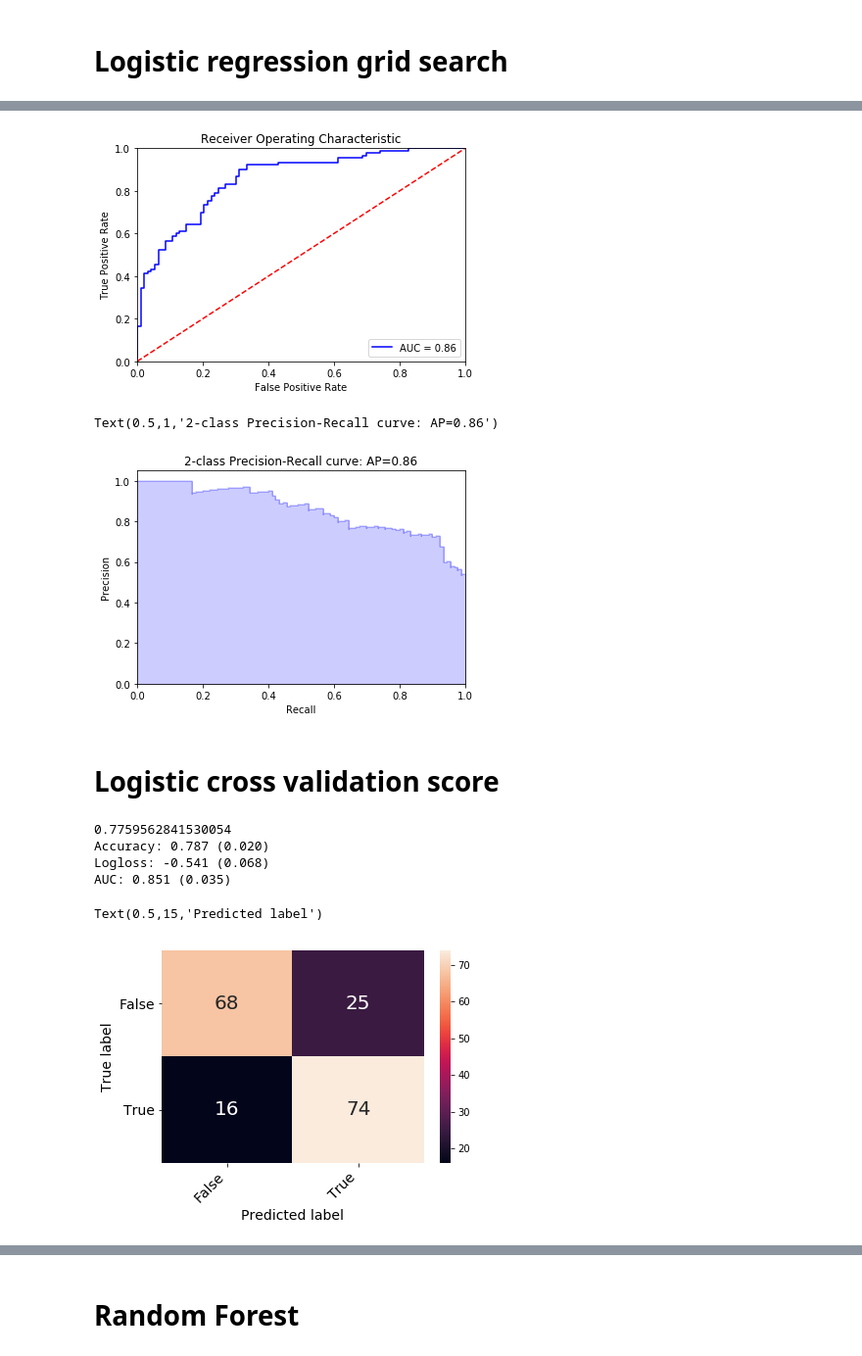
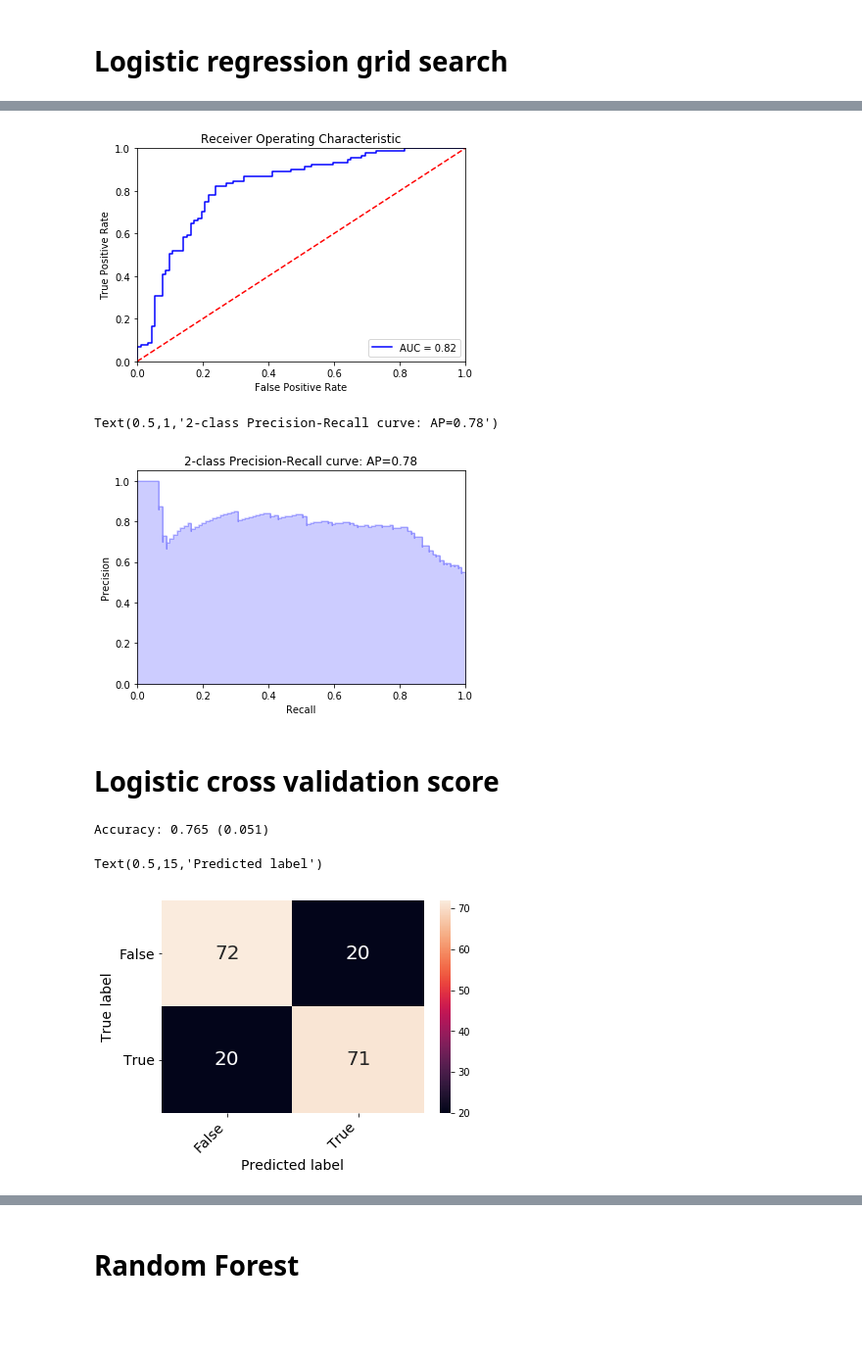
Before and after one commit to ricardofullton/glovo_test, a Jupyter notebook: glovo.ipynb, the cells around one changed output, grey strips where cells are left out. Shown at 98% size. Saved outputs shown, nothing was run; the diff lists cells and outputs as text; code cells hidden in the pictures; blank space fills up the shorter version.

```diff
--- a/glovo.ipynb
+++ b/glovo.ipynb
@@ -255,7 +249,7 @@ lifetime['lifetime_feature_1'] = gen_labels
 # %%
 lifetime_encoded= pd.get_dummies(lifetime, columns=['lifetime_feature_1'])
 # %%
-lifetime_encoded=lifetime.copy()
+#lifetime_encoded=lifetime.copy()
 # %%
 lifetime_encoded.set_index('courier', inplace=True)
 # %%
@@ -349,5 +349,6 @@ sns.heatmap(golden_x_mt, vmax=1., square=False,cmap="RdYlBu")
 # %%
-x_train, x_test, y_train, y_test = train_test_split(golden_x,golden_y , test_size=0.25)
+x_train, x_test, y_train, y_test = train_test_split(golden_x,golden_y , test_size=0.25,stratify=golden_y)
+#stratified train test split to have balanced classes in training and testing sets
 # %% [markdown]
 # About imputing missing values
 ### I use KNN to impute missing values for lifetime dataset feature_2, I do it separately in the testing and training set, I do so to prevent data leakage altough may come with a cost on the accuracy of the imputation
@@ -373,5 +392,5 @@ x_test = scaler.transform(x_test)
 # %%
-clf = LogisticRegression(C=1)
+clf = LogisticRegression(C=10, penalty='l1', class_weight='balanced')
 clf.fit(x_train, y_train)
 test_y_pred = clf.predict(x_test)
 cf_mt = confusion_matrix(y_test, test_y_pred)
@@ -429,12 +444,10 @@ Text(0.5,1,'2-class Precision-Recall curve: AP=0.85')
 # %% [markdown]
 # Logistic regression grid search
 # %%
-
-grid={"C":np.logspace(-3,3,7), "penalty":["l1","l2"]}# l1 lasso l2 ridge
-logreg=LogisticRegression()
-logreg_cv=GridSearchCV(logreg,grid,cv=10)
+grid={"C":[0.001, 0.01, 0.1, 1, 10, 100, 1000] , "penalty":["l1","l2"]}# l1 lasso l2 ridge
+logreg=LogisticRegression(class_weight='balanced')
+logreg_cv=GridSearchCV(logreg,grid,cv=2)
 logreg_cv.fit(x_train,y_train)
-
 print("tuned hpyerparameters :(best parameters) ",logreg_cv.best_params_)
 print("accuracy :",logreg_cv.best_score_)
 # %% [output]
@@ -466,7 +479,6 @@ probs = logreg_cv.predict_proba(x_test)
 preds = probs[:,1]
 fpr, tpr, threshold = roc_curve(y_test, preds)
 roc_auc = auc(fpr, tpr)
-
 plt.title('Receiver Operating Characteristic')
 plt.plot(fpr, tpr, 'b', label = 'AUC = %0.2f' % roc_auc)
 plt.legend(loc = 'lower right')
@@ -477,55 +489,38 @@ plt.ylabel('True Positive Rate')
 plt.xlabel('False Positive Rate')
 plt.show()
 # %% [output]
-[figure, old version]
+[figure, new version]
 # %%
 average_precision = average_precision_score(y_test, preds)
 precision, recall, _ = precision_recall_curve(y_test, preds)
-plt.step(recall, precision, color='b', alpha=0.2,
-         where='post')
-plt.fill_between(recall, precision, step='post', alpha=0.2,
-                 color='b')
+plt.step(recall, precision, color='b', alpha=0.2, where='post')
+plt.fill_between(recall, precision, step='post', alpha=0.2, color='b')
 plt.xlabel('Recall')
 plt.ylabel('Precision')
 plt.ylim([0.0, 1.05])
 plt.xlim([0.0, 1.0])
-plt.title('2-class Precision-Recall curve: AP={0:0.2f}'.format(
-          average_precision))
+plt.title('2-class Precision-Recall curve: AP={0:0.2f}'.format(average_precision))
 # %% [output]
-Text(0.5,1,'2-class Precision-Recall curve: AP=0.86')
+Text(0.5,1,'2-class Precision-Recall curve: AP=0.78')
-[figure, old version]
+[figure, new version]
 # %% [markdown]
 # Logistic cross validation score
 # %%
 logreg_cv.fit(x_train,y_train)
-print(logreg_cv.score(x_test, y_test))
 seed = 7
-k_fold = KFold(n_splits=4, random_state=seed)
+k_fold = KFold(n_splits=5, random_state=seed)
 scoring = 'accuracy'
 results=cross_val_score(logreg_cv, x_test, y_test, cv=k_fold, n_jobs=1, scoring=scoring)
 print("Accuracy: %.3f (%.3f)" % (results.mean(), results.std()))
-scoring = 'neg_log_loss'
-results=cross_val_score(logreg_cv, x_test, y_test, cv=k_fold, n_jobs=1, scoring=scoring)
-print("Logloss: %.3f (%.3f)" % (results.mean(), results.std()))
-scoring = 'roc_auc'
-results=cross_val_score(logreg_cv, x_test, y_test, cv=k_fold, n_jobs=1, scoring=scoring)
-print("AUC: %.3f (%.3f)" % (results.mean(), results.std()))
-
 predicted=logreg_cv.predict(x_test)
 matrix = confusion_matrix(y_test, predicted)
-
-
-
 confusion_matrix_df = pd.DataFrame(matrix, ('False', 'True'), ('False', 'True'))
 heatmap = sns.heatmap(confusion_matrix_df, annot=True, annot_kws={"size": 20}, fmt="d")
 heatmap.yaxis.set_ticklabels(heatmap.yaxis.get_ticklabels(), rotation=0, ha='right', fontsize = 14)
 heatmap.xaxis.set_ticklabels(heatmap.xaxis.get_ticklabels(), rotation=45, ha='right', fontsize = 14)
 plt.ylabel('True label', fontsize = 14)
 plt.xlabel('Predicted label', fontsize = 14)
 # %% [output]
-0.7759562841530054
-Accuracy: 0.787 (0.020)
-Logloss: -0.541 (0.068)
-AUC: 0.851 (0.035)
+Accuracy: 0.765 (0.051)
 Text(0.5,15,'Predicted label')
-[figure, old version]
+[figure, new version]
```
Also changed, not shown: parts of 61 cells of this notebook.
